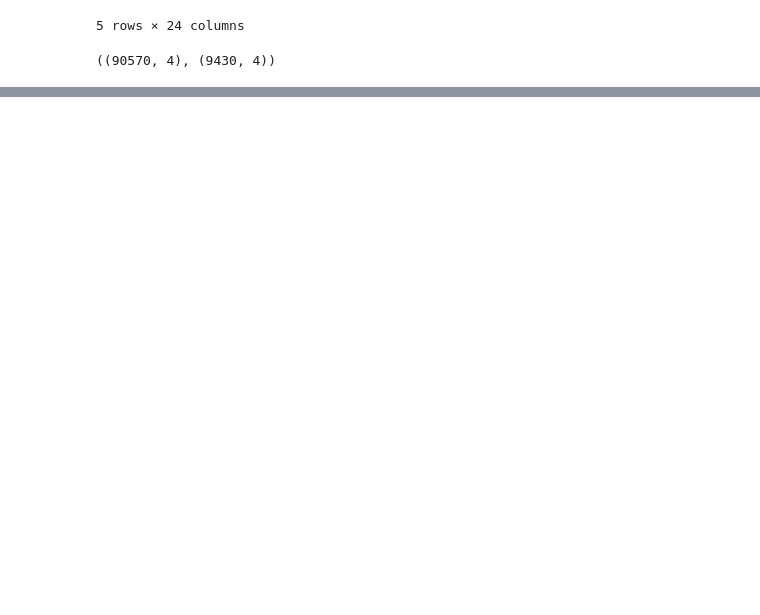
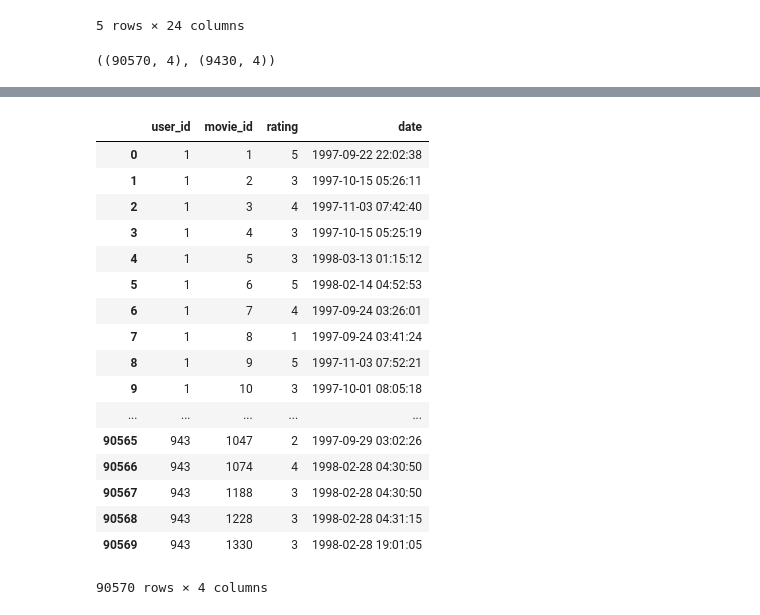
Before and after one commit to akarshsomani/Recommendation_System, a Jupyter notebook: notebooks/1_setting_up_database_way_2.ipynb, the cells around one changed output, grey strips where cells are left out. Drawn from its saved outputs; the diff is of its cells as text; code cells hidden in the pictures; blank space fills up the shorter version.

```diff
--- a/notebooks/1_setting_up_database_way_2.ipynb
+++ b/notebooks/1_setting_up_database_way_2.ipynb
@@ -71,0 +172,25 @@ ratings_train.shape, ratings_test.shape
+# %%
+ratings_train['date'] = pd.to_datetime(ratings_train.unix_timestamp, unit='s')
+
+ratings_train = ratings_train.drop("unix_timestamp", axis = 1)
+# %%
+ratings_train
+# %% [output]
+|  | user_id | movie_id | rating | date |
+| 0 | 1 | 1 | 5 | 1997-09-22 22:02:38 |
+| 1 | 1 | 2 | 3 | 1997-10-15 05:26:11 |
+| 2 | 1 | 3 | 4 | 1997-11-03 07:42:40 |
+| 3 | 1 | 4 | 3 | 1997-10-15 05:25:19 |
+| 4 | 1 | 5 | 3 | 1998-03-13 01:15:12 |
+| 5 | 1 | 6 | 5 | 1998-02-14 04:52:53 |
+| 6 | 1 | 7 | 4 | 1997-09-24 03:26:01 |
+| 7 | 1 | 8 | 1 | 1997-09-24 03:41:24 |
+| 8 | 1 | 9 | 5 | 1997-11-03 07:52:21 |
+| 9 | 1 | 10 | 3 | 1997-10-01 08:05:18 |
+| ... | ... | ... | ... | ... |
+| 90565 | 943 | 1047 | 2 | 1997-09-29 03:02:26 |
+| 90566 | 943 | 1074 | 4 | 1998-02-28 04:30:50 |
+| 90567 | 943 | 1188 | 3 | 1998-02-28 04:30:50 |
+| 90568 | 943 | 1228 | 3 | 1998-02-28 04:31:15 |
+| 90569 | 943 | 1330 | 3 | 1998-02-28 19:01:05 |
+90570 rows × 4 columns
```
Also changed, not shown: parts of 16 cells of this notebook, 10 other files.
